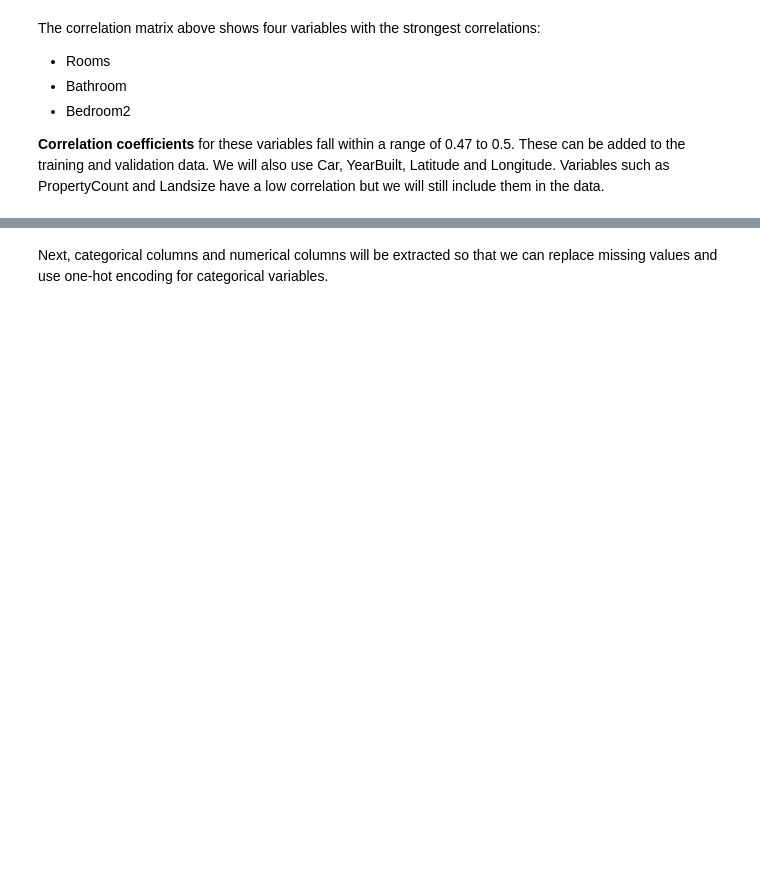
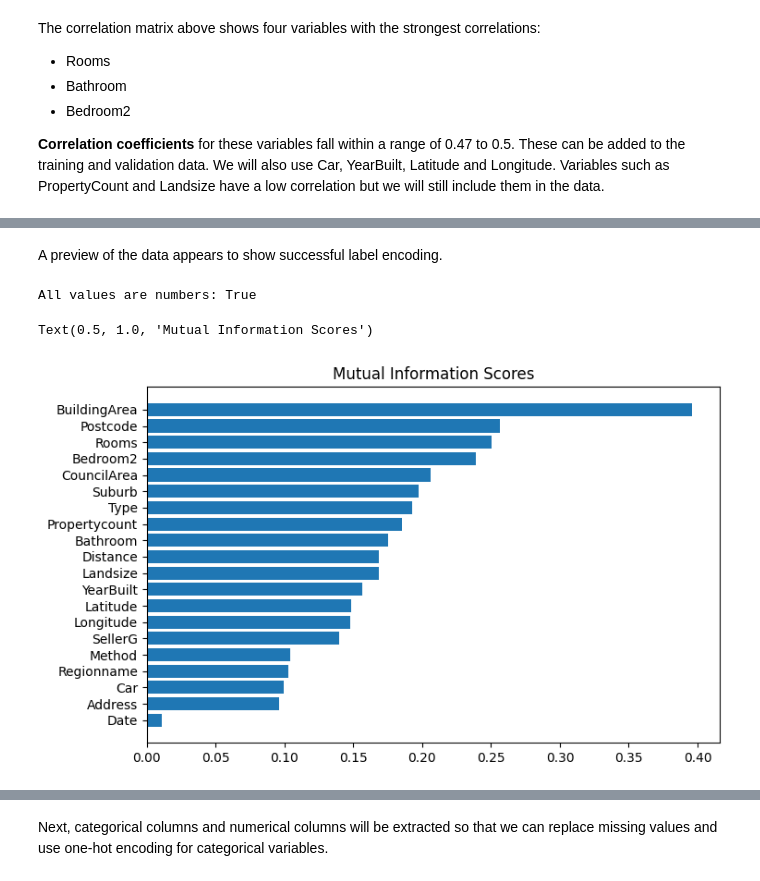
Before and after one commit to zerrynlh/Melbounrne-AUD-Housing-Market, a Jupyter notebook: notebook/Melb.ipynb, the cells around one changed output, grey strips where cells are left out. Saved outputs shown, nothing was run; the diff lists cells and outputs as text; code cells hidden in the pictures; blank space fills up the shorter version.

```diff
--- a/notebook/Melb.ipynb
+++ b/notebook/Melb.ipynb
@@ -113,0 +97,14 @@ The correlation matrix above shows four variables with the strongest correlation
+# %%
+x_fact = melb_data.copy()
+
+# Drop null values before label encoding
+x_fact.dropna(inplace=True)
+
+y_fact = x_fact.Price
+x_fact.drop('Price', axis=1, inplace=True)
+
+# Label encoding
+for colname in x.select_dtypes("object"):
+    x_fact[colname], _ = x_fact[colname].factorize()
+
+x_fact.head()
@@ -113,0 +118,30 @@ The correlation matrix above shows four variables with the strongest correlation
+# %% [markdown]
+A preview of the data appears to show successful label encoding.
+# %%
+from sklearn.feature_selection import mutual_info_regression
+
+# Check that label encoding worked
+result = all(dtype in ['int64', 'float64'] for dtype in x_fact.dtypes)
+print(f"All values are numbers: {result}")
+
+def get_mi(xdata, ydata):
+    mi_score = mutual_info_regression(xdata, ydata)
+    mi_score = pd.Series(mi_score, name="MI Scores", index=xdata.columns)
+    mi_score = mi_score.sort_values(ascending=False)
+    return mi_score
+
+mif = get_mi(x_fact, y_fact)
+# %% [output]
+All values are numbers: True
+# %%
+# Plot MI scores
+plt.figure(dpi=100, figsize=(8, 5))
+scores = mif.sort_values(ascending=True)
+width = np.arange(len(scores))
+ticks = list(scores.index)
+plt.barh(width, scores)
+plt.yticks(width, ticks)
+plt.title("Mutual Information Scores")
+# %% [output]
+Text(0.5, 1.0, 'Mutual Information Scores')
+[figure, added]
```
Also changed, not shown: parts of 31 cells of this notebook.
